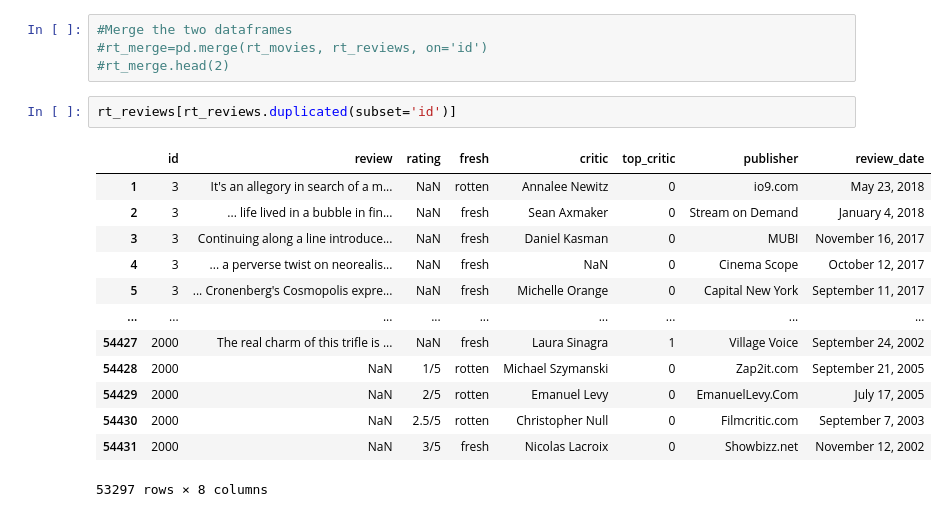
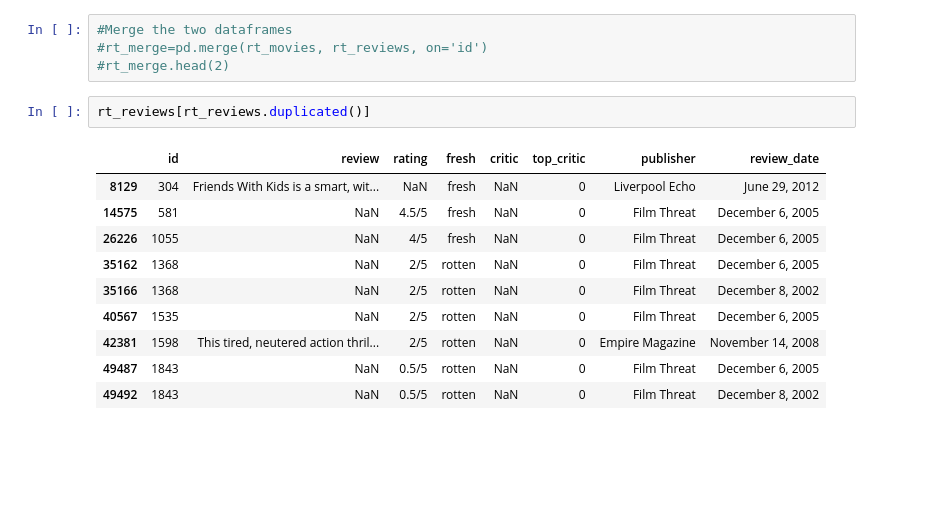
Before and after one commit to nkevin90/Phase-1-Project, a Jupyter notebook: student.ipynb, the cells around one changed output. Cells and saved outputs as stored; diff of their text form; blank space fills up the shorter version.

```diff
--- a/student.ipynb
+++ b/student.ipynb
@@ -571,18 +761,15 @@ rt_reviews.head()
 #rt_merge=pd.merge(rt_movies, rt_reviews, on='id')
 #rt_merge.head(2)
 # %%
-rt_reviews[rt_reviews.duplicated(subset='id')]
+rt_reviews[rt_reviews.duplicated()]
 # %% [output]
 |  | id | review | rating | fresh | critic | top_critic | publisher | review_date |
-| 1 | 3 | It's an allegory in search of a m... | NaN | rotten | Annalee Newitz | 0 | io9.com | May 23, 2018 |
-| 2 | 3 | ... life lived in a bubble in fin... | NaN | fresh | Sean Axmaker | 0 | Stream on Demand | January 4, 2018 |
-| 3 | 3 | Continuing along a line introduce... | NaN | fresh | Daniel Kasman | 0 | MUBI | November 16, 2017 |
-| 4 | 3 | ... a perverse twist on neorealis... | NaN | fresh | NaN | 0 | Cinema Scope | October 12, 2017 |
-| 5 | 3 | ... Cronenberg's Cosmopolis expre... | NaN | fresh | Michelle Orange | 0 | Capital New York | September 11, 2017 |
-| ... | ... | ... | ... | ... | ... | ... | ... | ... |
-| 54427 | 2000 | The real charm of this trifle is ... | NaN | fresh | Laura Sinagra | 1 | Village Voice | September 24, 2002 |
-| 54428 | 2000 | NaN | 1/5 | rotten | Michael Szymanski | 0 | Zap2it.com | September 21, 2005 |
-| 54429 | 2000 | NaN | 2/5 | rotten | Emanuel Levy | 0 | EmanuelLevy.Com | July 17, 2005 |
-| 54430 | 2000 | NaN | 2.5/5 | rotten | Christopher Null | 0 | Filmcritic.com | September 7, 2003 |
-| 54431 | 2000 | NaN | 3/5 | fresh | Nicolas Lacroix | 0 | Showbizz.net | November 12, 2002 |
+| 8129 | 304 | Friends With Kids is a smart, wit... | NaN | fresh | NaN | 0 | Liverpool Echo | June 29, 2012 |
+| 14575 | 581 | NaN | 4.5/5 | fresh | NaN | 0 | Film Threat | December 6, 2005 |
+| 26226 | 1055 | NaN | 4/5 | fresh | NaN | 0 | Film Threat | December 6, 2005 |
+| 35162 | 1368 | NaN | 2/5 | rotten | NaN | 0 | Film Threat | December 6, 2005 |
+| 35166 | 1368 | NaN | 2/5 | rotten | NaN | 0 | Film Threat | December 8, 2002 |
+| 40567 | 1535 | NaN | 2/5 | rotten | NaN | 0 | Film Threat | December 6, 2005 |
+| 42381 | 1598 | This tired, neutered action thril... | 2/5 | rotten | NaN | 0 | Empire Magazine | November 14, 2008 |
+| 49487 | 1843 | NaN | 0.5/5 | rotten | NaN | 0 | Film Threat | December 6, 2005 |
+| 49492 | 1843 | NaN | 0.5/5 | rotten | NaN | 0 | Film Threat | December 8, 2002 |
-53297 rows × 8 columns
```
Also changed, not shown: parts of 72 cells of this notebook.
